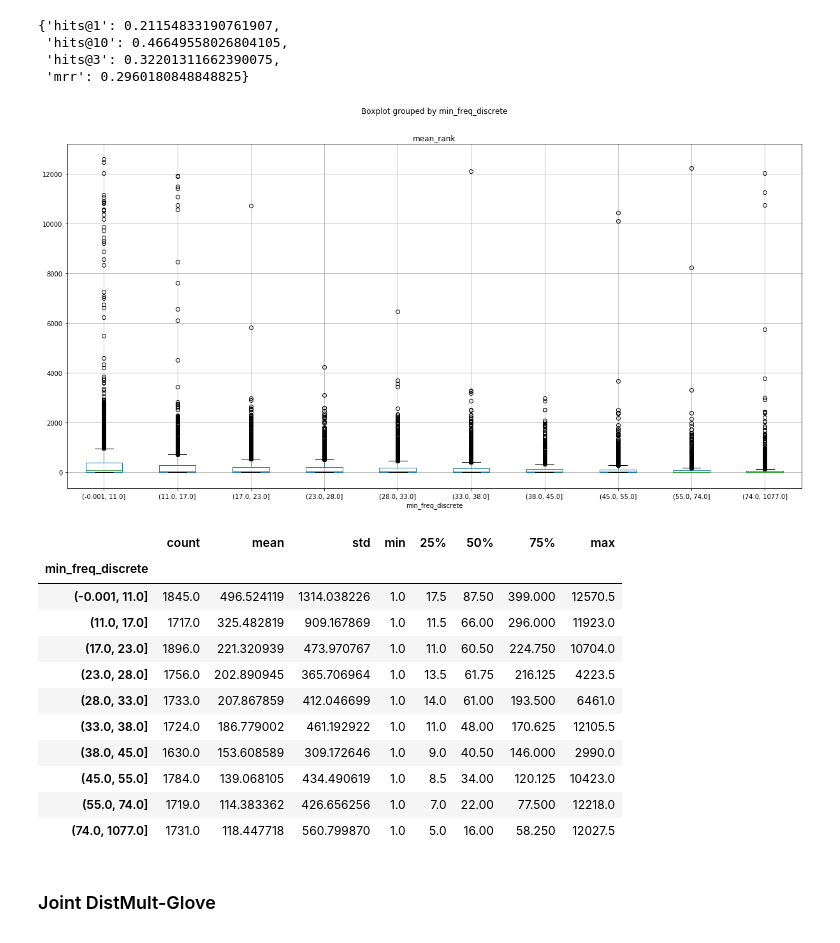
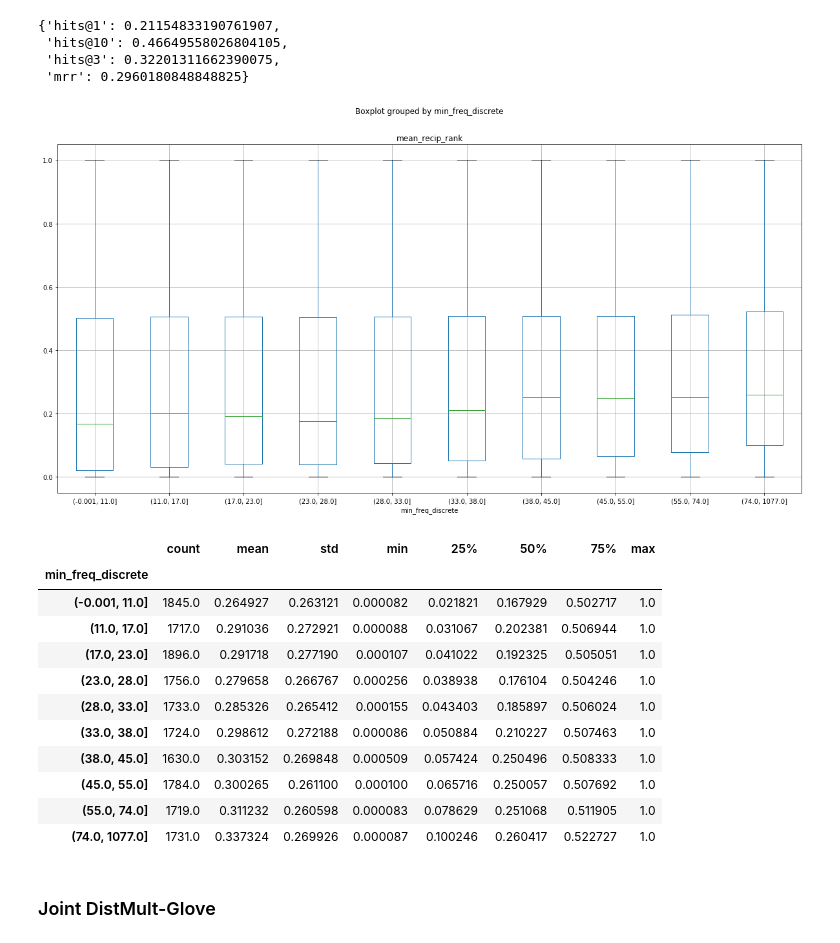
Before and after one commit to esmab/kbw-embeddings-analysis, a Jupyter notebook: Frequency Analysis.ipynb, the cells around one changed output. Drawn from its saved outputs; the diff is of its cells as text; code cells hidden in the pictures.

```diff
--- a/Frequency Analysis.ipynb
+++ b/Frequency Analysis.ipynb
@@ -9,7 +9,7 @@ import pickle
 import matplotlib
 import matplotlib.pyplot as plt
 # %%
-def make_boxplot(kgpath, evalfile, bins):
+def make_boxplot(metric, kgpath, evalfile, bins):
     trainset = kgpath + '/train.txt'
     validset = kgpath + '/valid.txt'
 
@@ -44,7 +44,7 @@ def make_boxplot(kgpath, evalfile, bins):
     master_df['min_freq'] = pd.DataFrame([master_df['obj_freq'], master_df['subj_freq']]).min()
     master_df['min_freq_discrete'] = pd.qcut(master_df['min_freq'], bins)
 
-    master_df.boxplot(column='mean_rank', by='min_freq_discrete', figsize=(20,10))
+    master_df.boxplot(column=metric, by='min_freq_discrete', figsize=(20,10))
 
     return master_df
 # %% [markdown]
@@ -62,27 +62,27 @@ pickle.load(open("data-to-plot/FB15K-237_distmult/valid_results.pickle", "rb"))
 # %%
 #Plot vanilla DistMult results for FB15K-237
 kgpath = "data/FB15K-237"
 evalfile = "data-to-plot/FB15K-237_distmult/fine_grained_eval.pickle"
-master_df = make_boxplot(kgpath, evalfile, 10)
+master_df = make_boxplot('mean_recip_rank', kgpath, evalfile, 10)
 # %% [output]
-[figure, old version]
+[figure, new version]
 # %%
 frequency_groups = master_df.groupby(by="min_freq_discrete")
-frequency_groups['mean_rank'].describe()
-#frequency_groups['mean_recip_rank'].describe()
+#frequency_groups['mean_rank'].describe()
+frequency_groups['mean_recip_rank'].describe()
 # %% [output]
 |  | count | mean | std | min | 25% | 50% | 75% | max |
 | min_freq_discrete |  |  |  |  |  |  |  |  |
-| (-0.001, 11.0] | 1845.0 | 496.524119 | 1314.038226 | 1.0 | 17.5 | 87.50 | 399.000 | 12570.5 |
-| (11.0, 17.0] | 1717.0 | 325.482819 | 909.167869 | 1.0 | 11.5 | 66.00 | 296.000 | 11923.0 |
-| (17.0, 23.0] | 1896.0 | 221.320939 | 473.970767 | 1.0 | 11.0 | 60.50 | 224.750 | 10704.0 |
-| (23.0, 28.0] | 1756.0 | 202.890945 | 365.706964 | 1.0 | 13.5 | 61.75 | 216.125 | 4223.5 |
-| (28.0, 33.0] | 1733.0 | 207.867859 | 412.046699 | 1.0 | 14.0 | 61.00 | 193.500 | 6461.0 |
-| (33.0, 38.0] | 1724.0 | 186.779002 | 461.192922 | 1.0 | 11.0 | 48.00 | 170.625 | 12105.5 |
-| (38.0, 45.0] | 1630.0 | 153.608589 | 309.172646 | 1.0 | 9.0 | 40.50 | 146.000 | 2990.0 |
-| (45.0, 55.0] | 1784.0 | 139.068105 | 434.490619 | 1.0 | 8.5 | 34.00 | 120.125 | 10423.0 |
-| (55.0, 74.0] | 1719.0 | 114.383362 | 426.656256 | 1.0 | 7.0 | 22.00 | 77.500 | 12218.0 |
-| (74.0, 1077.0] | 1731.0 | 118.447718 | 560.799870 | 1.0 | 5.0 | 16.00 | 58.250 | 12027.5 |
+| (-0.001, 11.0] | 1845.0 | 0.264927 | 0.263121 | 0.000082 | 0.021821 | 0.167929 | 0.502717 | 1.0 |
+| (11.0, 17.0] | 1717.0 | 0.291036 | 0.272921 | 0.000088 | 0.031067 | 0.202381 | 0.506944 | 1.0 |
+| (17.0, 23.0] | 1896.0 | 0.291718 | 0.277190 | 0.000107 | 0.041022 | 0.192325 | 0.505051 | 1.0 |
+| (23.0, 28.0] | 1756.0 | 0.279658 | 0.266767 | 0.000256 | 0.038938 | 0.176104 | 0.504246 | 1.0 |
+| (28.0, 33.0] | 1733.0 | 0.285326 | 0.265412 | 0.000155 | 0.043403 | 0.185897 | 0.506024 | 1.0 |
+| (33.0, 38.0] | 1724.0 | 0.298612 | 0.272188 | 0.000086 | 0.050884 | 0.210227 | 0.507463 | 1.0 |
+| (38.0, 45.0] | 1630.0 | 0.303152 | 0.269848 | 0.000509 | 0.057424 | 0.250496 | 0.508333 | 1.0 |
+| (45.0, 55.0] | 1784.0 | 0.300265 | 0.261100 | 0.000100 | 0.065716 | 0.250057 | 0.507692 | 1.0 |
+| (55.0, 74.0] | 1719.0 | 0.311232 | 0.260598 | 0.000083 | 0.078629 | 0.251068 | 0.511905 | 1.0 |
+| (74.0, 1077.0] | 1731.0 | 0.337324 | 0.269926 | 0.000087 | 0.100246 | 0.260417 | 0.522727 | 1.0 |
 # %% [markdown]
 ### Joint DistMult-Glove
 # %%
```
Also changed, not shown: parts of 10 cells of this notebook.
